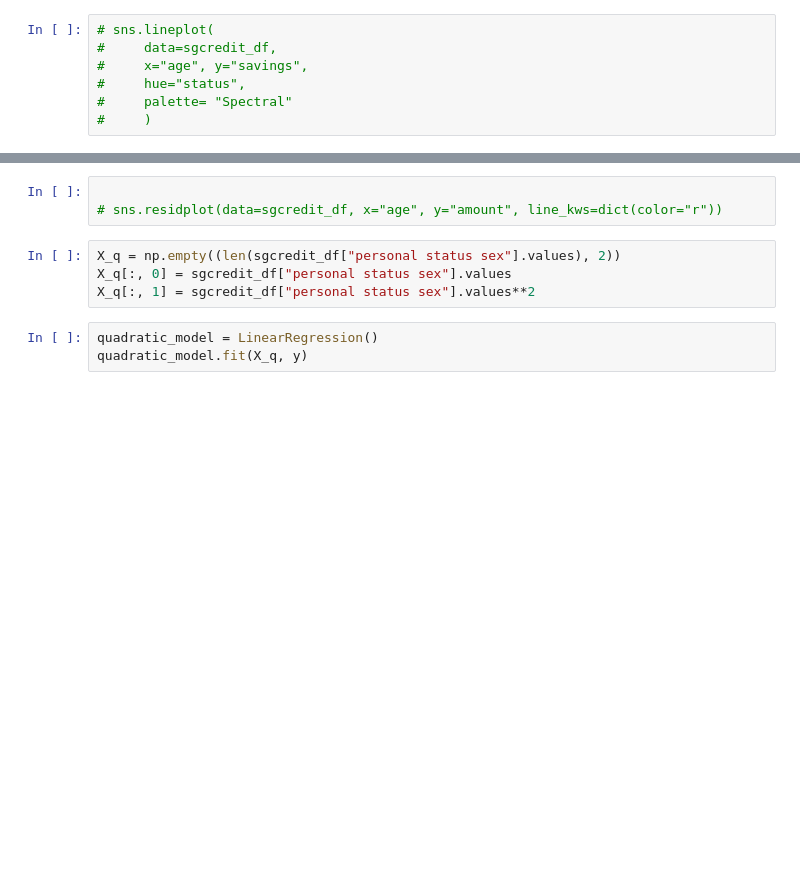
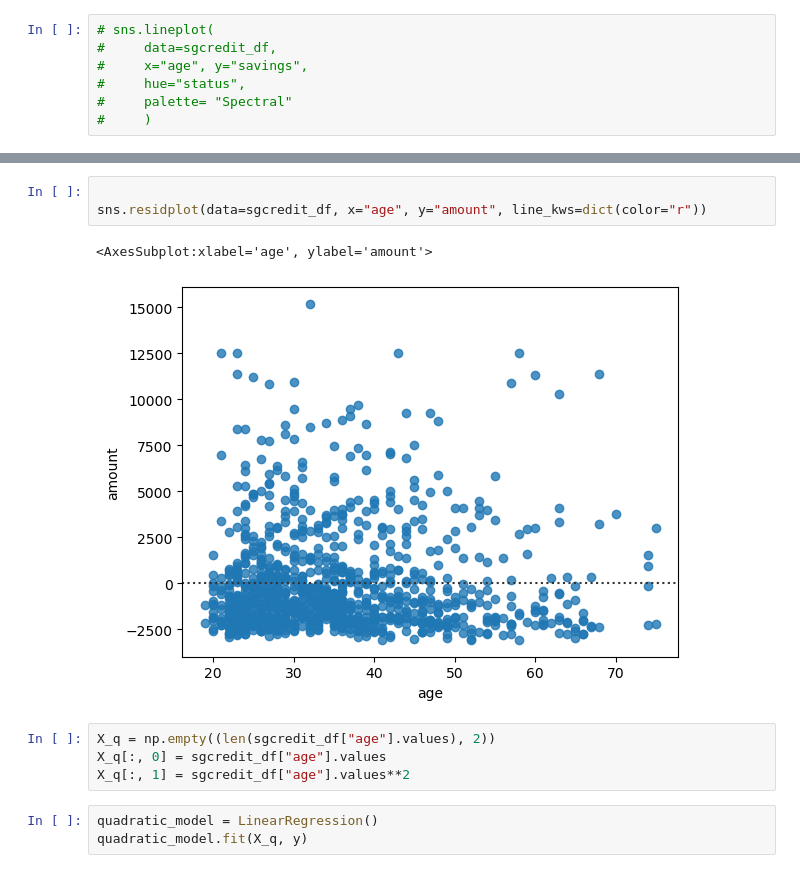
Before and after one commit to nbaggio28/bbq-final-project, a Jupyter notebook: notebooks/sgermancredit.ipynb, the cells around one changed output, grey strips where cells are left out. Saved outputs shown, nothing was run; the diff lists cells and outputs as text; blank space fills up the shorter version.

```diff
--- a/notebooks/sgermancredit.ipynb
+++ b/notebooks/sgermancredit.ipynb
@@ -94,10 +102,13 @@ g = sns.lmplot(
 # %%
 
-# sns.residplot(data=sgcredit_df, x="age", y="amount", line_kws=dict(color="r"))
+sns.residplot(data=sgcredit_df, x="age", y="amount", line_kws=dict(color="r"))
+# %% [output]
+<AxesSubplot:xlabel='age', ylabel='amount'>
+[figure, added]
 # %%
-X_q = np.empty((len(sgcredit_df["personal status sex"].values), 2))
-X_q[:, 0] = sgcredit_df["personal status sex"].values
-X_q[:, 1] = sgcredit_df["personal status sex"].values**2
+X_q = np.empty((len(sgcredit_df["age"].values), 2))
+X_q[:, 0] = sgcredit_df["age"].values
+X_q[:, 1] = sgcredit_df["age"].values**2
 # %%
 quadratic_model = LinearRegression()
 quadratic_model.fit(X_q, y)
```
Also changed, not shown: parts of 12 cells of this notebook.
